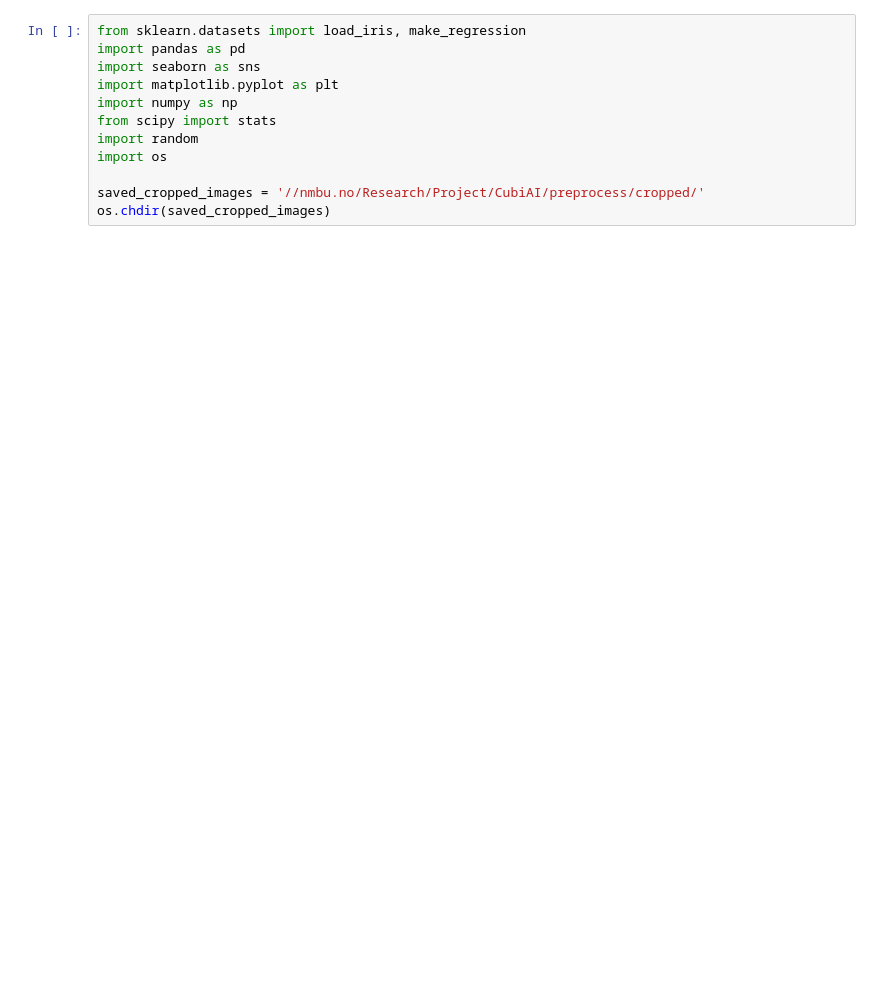
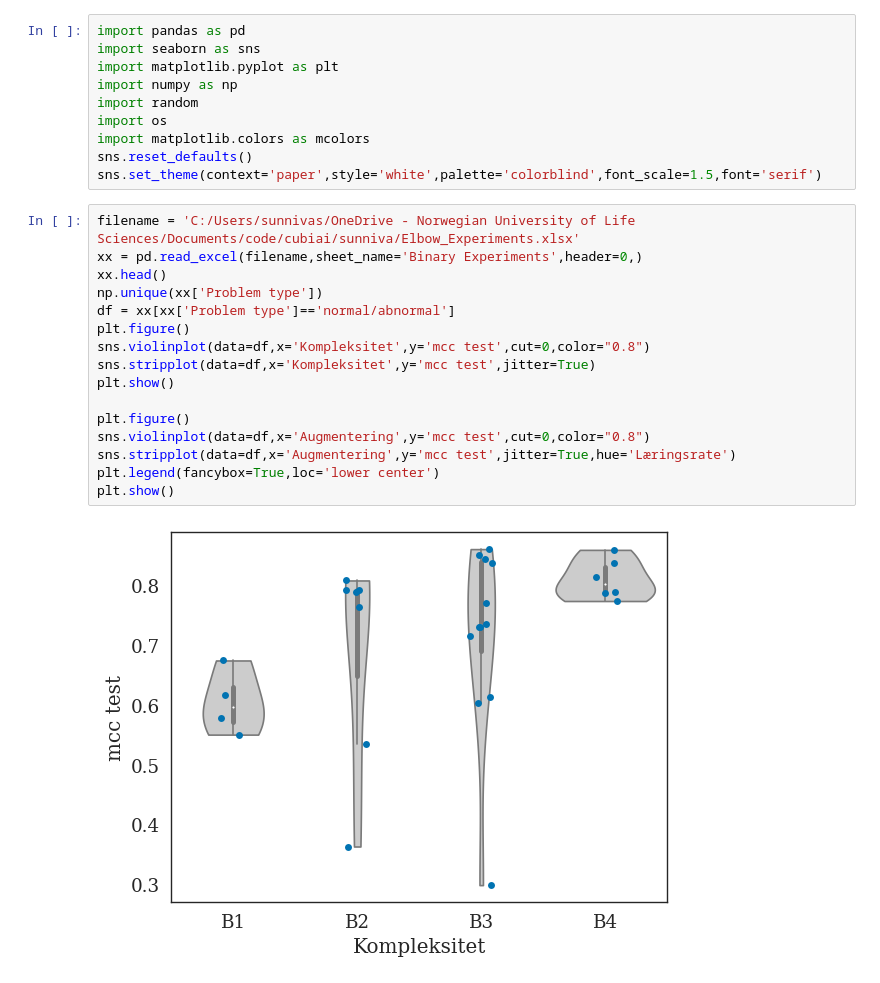
Before and after one commit to huynhngoc/cubiai, a Jupyter notebook: sunniva/master.ipynb, the cells around one changed output. Drawn from its saved outputs; the diff is of its cells as text; blank space fills up the shorter version.

Commit message:
exploration of datasets

```diff
--- a/sunniva/master.ipynb
+++ b/sunniva/master.ipynb
@@ -1,12 +1,28 @@
 # %%
-from sklearn.datasets import load_iris, make_regression
 import pandas as pd
 import seaborn as sns
 import matplotlib.pyplot as plt
 import numpy as np
-from scipy import stats
 import random
 import os
-
-saved_cropped_images = '//nmbu.no/Research/Project/CubiAI/preprocess/cropped/'
-os.chdir(saved_cropped_images)
+import matplotlib.colors as mcolors
+sns.reset_defaults()
+sns.set_theme(context='paper',style='white',palette='colorblind',font_scale=1.5,font='serif')
+# %%
+filename = 'C:/Users/sunnivas/OneDrive - Norwegian University of Life Sciences/Documents/code/cubiai/sunniva/Elbow_Experiments.xlsx'
+xx = pd.read_excel(filename,sheet_name='Binary Experiments',header=0,)
+xx.head()
+np.unique(xx['Problem type'])
+df = xx[xx['Problem type']=='normal/abnormal']
+plt.figure()
+sns.violinplot(data=df,x='Kompleksitet',y='mcc test',cut=0,color="0.8")
+sns.stripplot(data=df,x='Kompleksitet',y='mcc test',jitter=True)
+plt.show()
+
+plt.figure()
+sns.violinplot(data=df,x='Augmentering',y='mcc test',cut=0,color="0.8")
+sns.stripplot(data=df,x='Augmentering',y='mcc test',jitter=True,hue='Læringsrate')
+plt.legend(fancybox=True,loc='lower center')
+plt.show()
+# %% [output]
+[figure, added]
```
Also changed, not shown: parts of 14 cells of this notebook, 3 other files.
